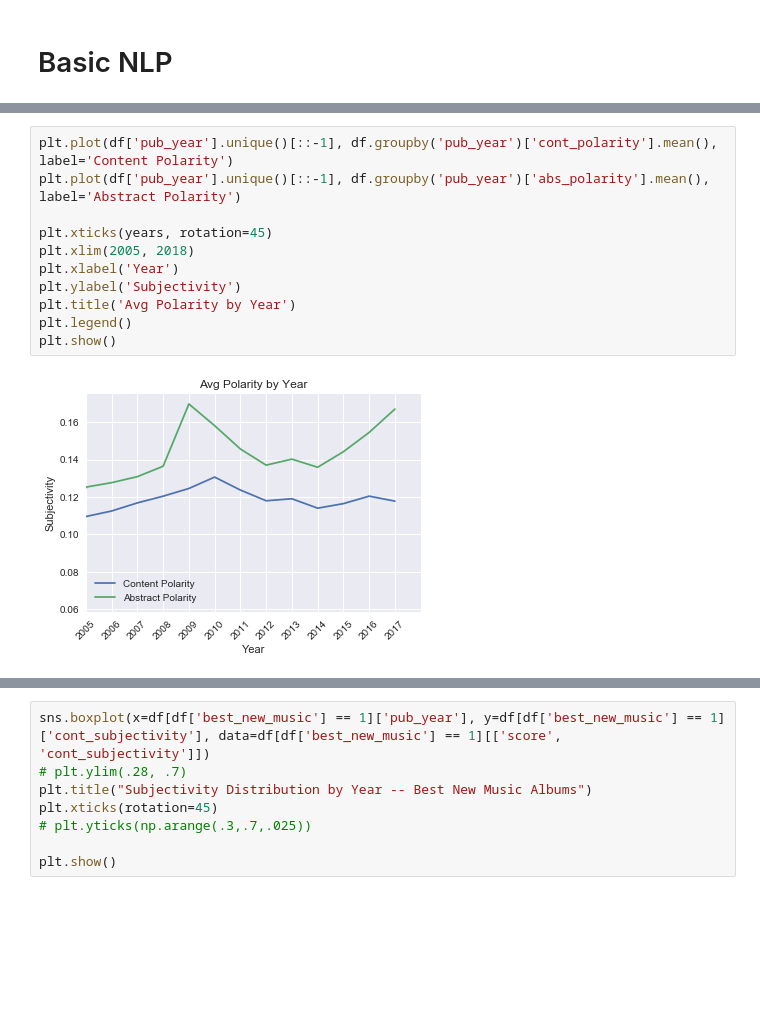
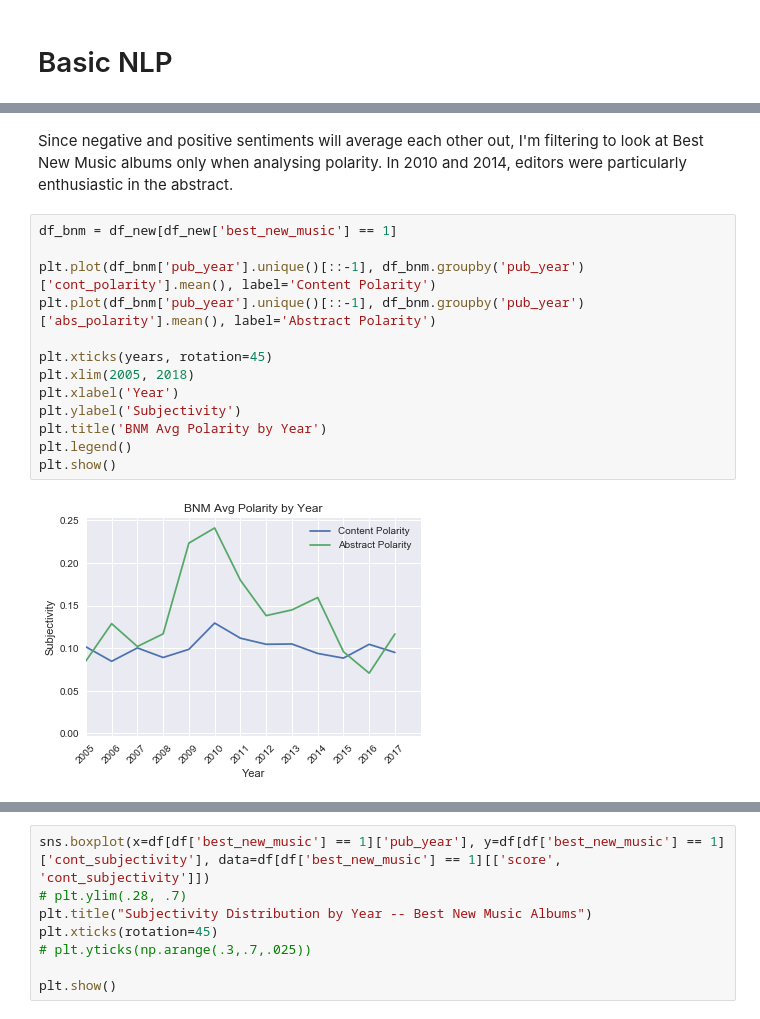
Before and after one commit to andrewjbashford/GalvanizeCapstone, a Jupyter notebook: EDA.ipynb, the cells around one changed output, grey strips where cells are left out. Saved outputs shown, nothing was run; the diff lists cells and outputs as text; blank space fills up the shorter version.

```diff
--- a/EDA.ipynb
+++ b/EDA.ipynb
@@ -421,13 +487,17 @@ plt.show()
+# %% [markdown]
+Since negative and positive sentiments will average each other out, I'm filtering to look at Best New Music albums only when analysing polarity. In 2010 and 2014, editors were particularly enthusiastic in the abstract.
 # %%
-plt.plot(df['pub_year'].unique()[::-1], df.groupby('pub_year')['cont_polarity'].mean(), label='Content Polarity')
-plt.plot(df['pub_year'].unique()[::-1], df.groupby('pub_year')['abs_polarity'].mean(), label='Abstract Polarity')
+df_bnm = df_new[df_new['best_new_music'] == 1]
+
+plt.plot(df_bnm['pub_year'].unique()[::-1], df_bnm.groupby('pub_year')['cont_polarity'].mean(), label='Content Polarity')
+plt.plot(df_bnm['pub_year'].unique()[::-1], df_bnm.groupby('pub_year')['abs_polarity'].mean(), label='Abstract Polarity')
 
 plt.xticks(years, rotation=45)
 plt.xlim(2005, 2018)
 plt.xlabel('Year')
 plt.ylabel('Subjectivity')
-plt.title('Avg Polarity by Year')
+plt.title('BNM Avg Polarity by Year')
 plt.legend()
 plt.show()
 # %% [output]
-[figure, old version]
+[figure, new version]
```
Also changed, not shown: parts of 58 cells of this notebook, 1 other file.
